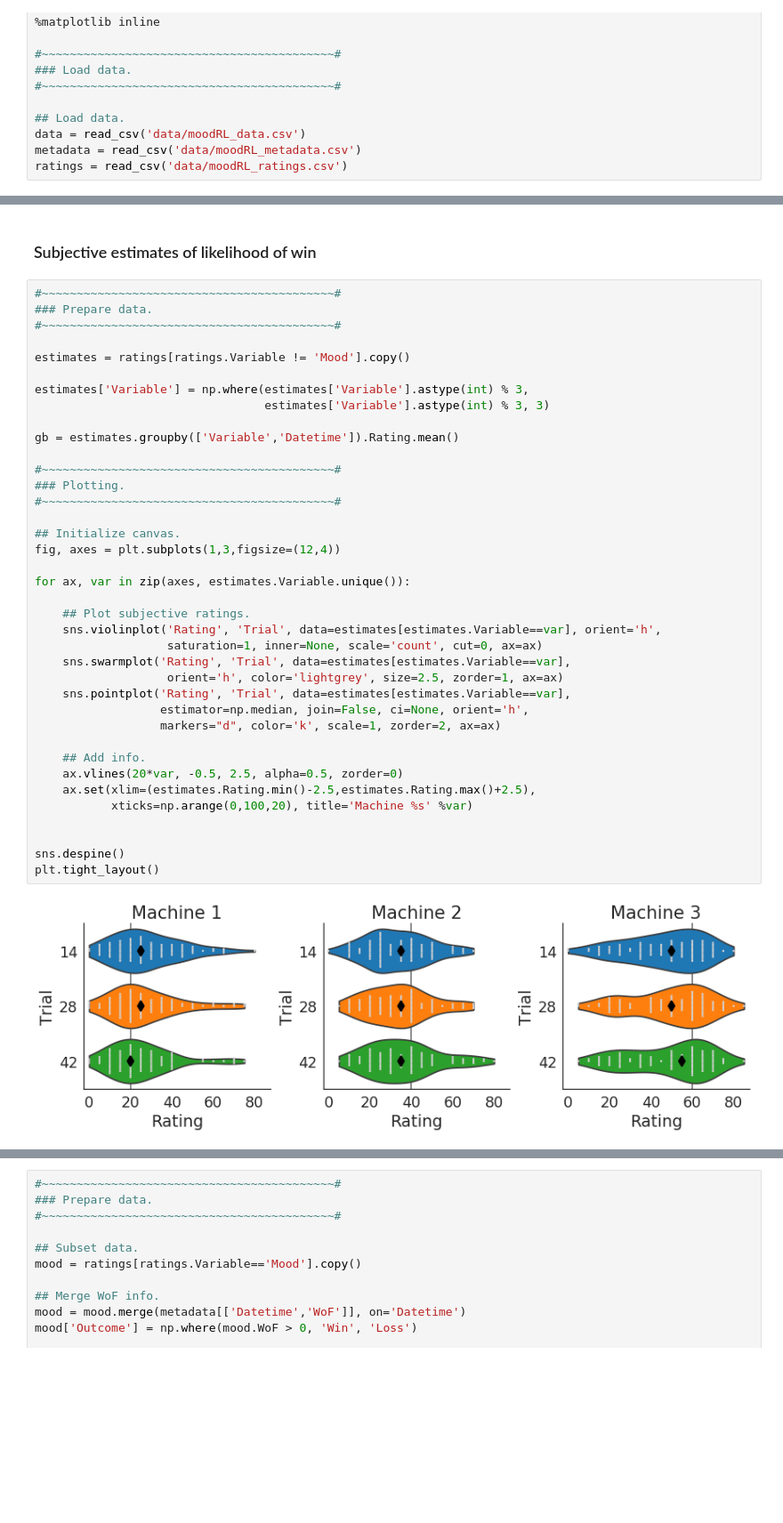
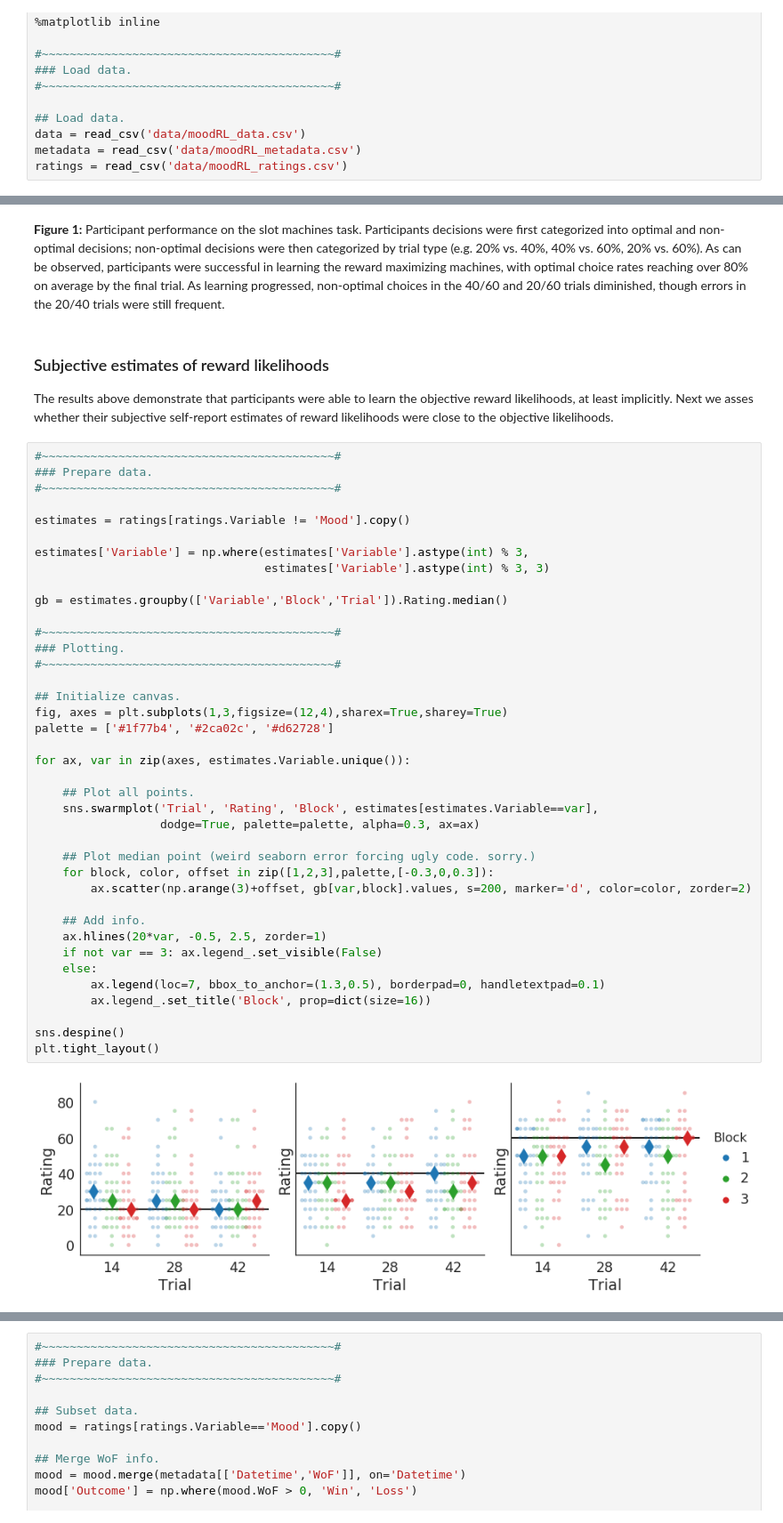
Before and after one commit to szorowi1/pni-rotations, a Jupyter notebook: results_behavior.ipynb, the cells around one changed output, grey strips where cells are left out. Shown at 89% size. Drawn from its saved outputs; the diff is of its cells as text; blank space fills up the shorter version.

Commit message:
annotated plots in behavioral analysis. moving onto modeling.

```diff
--- a/results_behavior.ipynb
+++ b/results_behavior.ipynb
@@ -108,42 +110,46 @@ sns.despine(ax=ax)
-# %% [markdown]
-### Subjective estimates of likelihood of win
+# %% [markdown]
+**Figure 1:** Participant performance on the slot machines task. Participants decisions were first categorized into optimal and non-optimal decisions; non-optimal decisions were then categorized by trial type (e.g. 20% vs. 40%, 40% vs. 60%, 20% vs. 60%). As can be observed, participants were successful in learning the reward maximizing machines, with optimal choice rates reaching over 80% on average by the final trial. As learning progressed, non-optimal choices in the 40/60 and 20/60 trials diminished, though errors in the 20/40 trials were still frequent.
+# %% [markdown]
+### Subjective estimates of reward likelihoods
+The results above demonstrate that participants were able to learn the objective reward likelihoods, at least implicitly. Next we asses whether their subjective self-report estimates of reward likelihoods were close to the objective likelihoods.
 # %%
 #~~~~~~~~~~~~~~~~~~~~~~~~~~~~~~~~~~~~~~~~~~#
 ### Prepare data.
 #~~~~~~~~~~~~~~~~~~~~~~~~~~~~~~~~~~~~~~~~~~#
 
 estimates = ratings[ratings.Variable != 'Mood'].copy()
 
 estimates['Variable'] = np.where(estimates['Variable'].astype(int) % 3,
                                  estimates['Variable'].astype(int) % 3, 3)
 
-gb = estimates.groupby(['Variable','Datetime']).Rating.mean()
+gb = estimates.groupby(['Variable','Block','Trial']).Rating.median()
 
 #~~~~~~~~~~~~~~~~~~~~~~~~~~~~~~~~~~~~~~~~~~#
 ### Plotting.
 #~~~~~~~~~~~~~~~~~~~~~~~~~~~~~~~~~~~~~~~~~~#
 
 ## Initialize canvas.
-fig, axes = plt.subplots(1,3,figsize=(12,4))
+fig, axes = plt.subplots(1,3,figsize=(12,4),sharex=True,sharey=True)
+palette = ['#1f77b4', '#2ca02c', '#d62728']
 
 for ax, var in zip(axes, estimates.Variable.unique()):
 
-    ## Plot subjective ratings.
-    sns.violinplot('Rating', 'Trial', data=estimates[estimates.Variable==var], orient='h',
-                   saturation=1, inner=None, scale='count', cut=0, ax=ax)
-    sns.swarmplot('Rating', 'Trial', data=estimates[estimates.Variable==var],
-                   orient='h', color='lightgrey', size=2.5, zorder=1, ax=ax)
-    sns.pointplot('Rating', 'Trial', data=estimates[estimates.Variable==var],
-                  estimator=np.median, join=False, ci=None, orient='h',
-                  markers="d", color='k', scale=1, zorder=2, ax=ax)
+    ## Plot all points.
+    sns.swarmplot('Trial', 'Rating', 'Block', estimates[estimates.Variable==var],
+                  dodge=True, palette=palette, alpha=0.3, ax=ax)
+
+    ## Plot median point (weird seaborn error forcing ugly code. sorry.)
+    for block, color, offset in zip([1,2,3],palette,[-0.3,0,0.3]):
+        ax.scatter(np.arange(3)+offset, gb[var,block].values, s=200, marker='d', color=color, zorder=2)
 
     ## Add info.
-    ax.vlines(20*var, -0.5, 2.5, alpha=0.5, zorder=0)
-    ax.set(xlim=(estimates.Rating.min()-2.5,estimates.Rating.max()+2.5),
-           xticks=np.arange(0,100,20), title='Machine %s' %var)
-
+    ax.hlines(20*var, -0.5, 2.5, zorder=1)
+    if not var == 3: ax.legend_.set_visible(False)
+    else:
+        ax.legend(loc=7, bbox_to_anchor=(1.3,0.5), borderpad=0, handletextpad=0.1)
+        ax.legend_.set_title('Block', prop=dict(size=16))
 
 sns.despine()
 plt.tight_layout()
 # %% [output]
-[figure, old version]
+[figure, new version]
```
Also changed, not shown: parts of 19 cells of this notebook, 1 other file.
